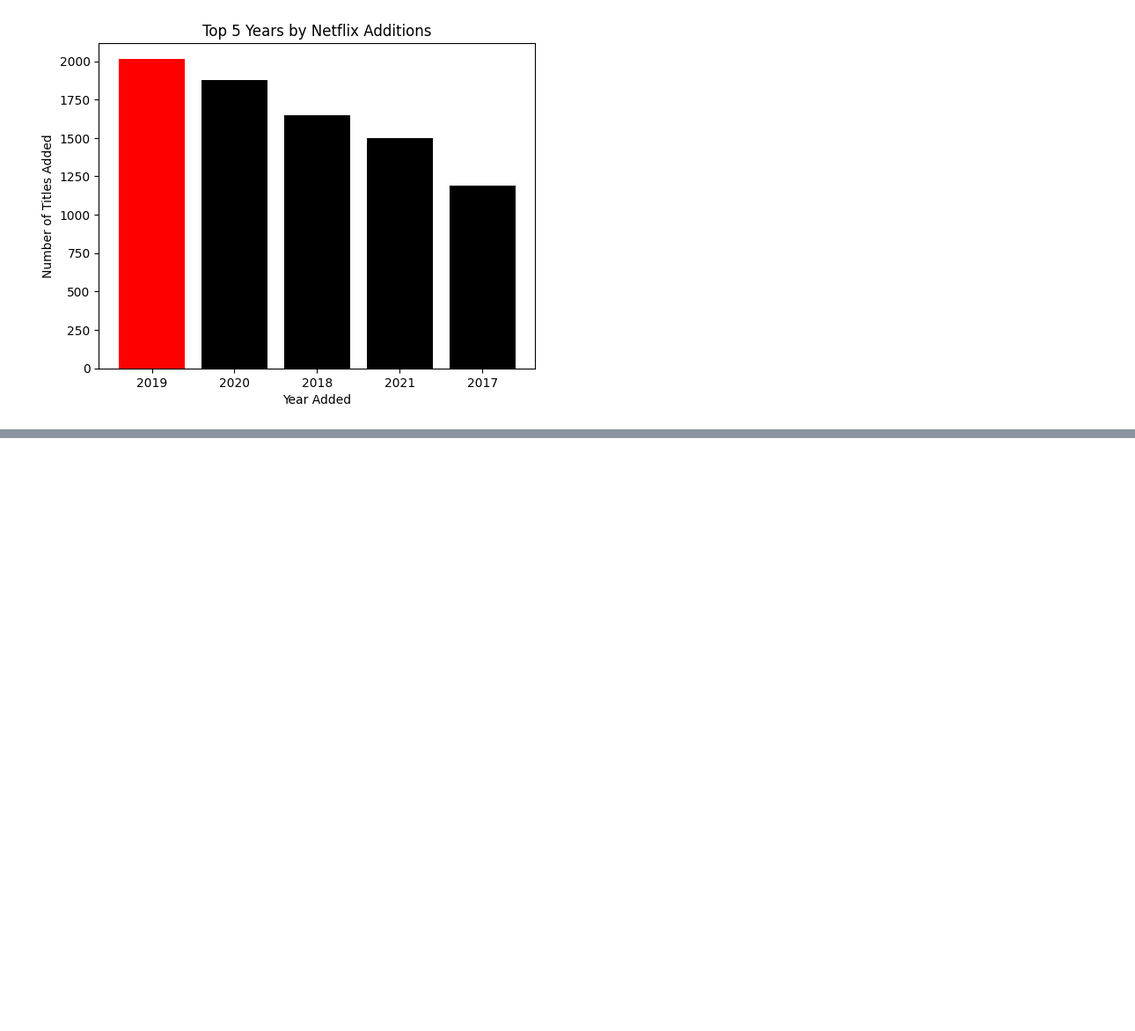
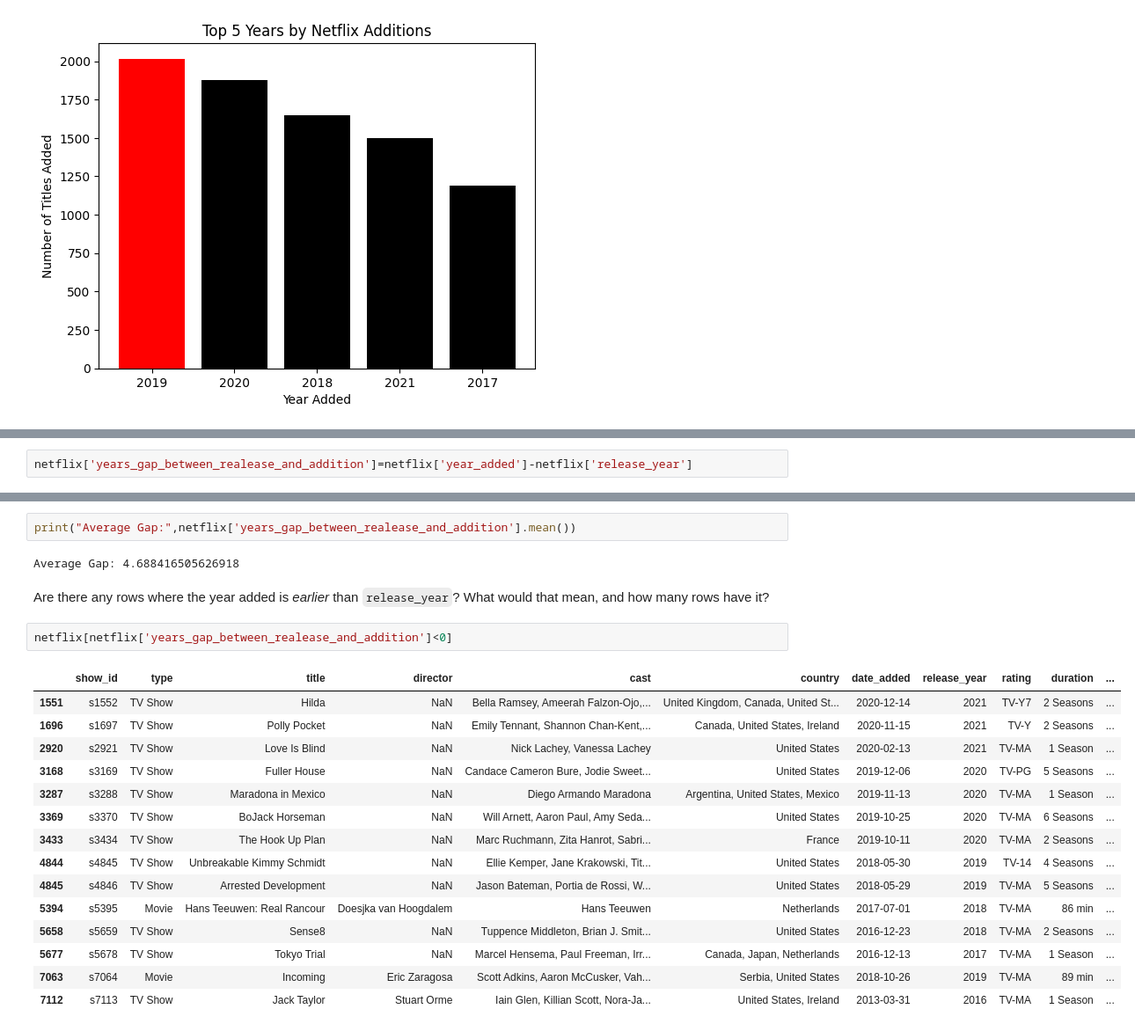
Before and after one commit to arnavvpareek/Netflix-EDA, a Jupyter notebook: notebooks/netflix_eda.ipynb, the cells around one changed output, grey strips where cells are left out. Shown at 88% size. Cells and saved outputs as stored; diff of their text form; blank space fills up the shorter version.

```diff
--- a/notebooks/netflix_eda.ipynb
+++ b/notebooks/netflix_eda.ipynb
@@ -646,0 +659,2 @@ plt.show()
+# %%
+netflix['years_gap_between_realease_and_addition']=netflix['year_added']-netflix['release_year']
@@ -646,0 +670,24 @@ plt.show()
+# %%
+print("Average Gap:",netflix['years_gap_between_realease_and_addition'].mean())
+# %% [output]
+Average Gap: 4.688416505626918
+# %% [markdown]
+Are there any rows where the year added is *earlier* than `release_year`? What would that mean, and how many rows have it?
+# %%
+netflix[netflix['years_gap_between_realease_and_addition']<0]
+# %% [output]
+|  | show_id | type | title | director | cast | country | date_added | release_year | rating | duration | ... |
+| 1551 | s1552 | TV Show | Hilda | NaN | Bella Ramsey, Ameerah Falzon-Ojo,... | United Kingdom, Canada, United St... | 2020-12-14 | 2021 | TV-Y7 | 2 Seasons | ... |
+| 1696 | s1697 | TV Show | Polly Pocket | NaN | Emily Tennant, Shannon Chan-Kent,... | Canada, United States, Ireland | 2020-11-15 | 2021 | TV-Y | 2 Seasons | ... |
+| 2920 | s2921 | TV Show | Love Is Blind | NaN | Nick Lachey, Vanessa Lachey | United States | 2020-02-13 | 2021 | TV-MA | 1 Season | ... |
+| 3168 | s3169 | TV Show | Fuller House | NaN | Candace Cameron Bure, Jodie Sweet... | United States | 2019-12-06 | 2020 | TV-PG | 5 Seasons | ... |
+| 3287 | s3288 | TV Show | Maradona in Mexico | NaN | Diego Armando Maradona | Argentina, United States, Mexico | 2019-11-13 | 2020 | TV-MA | 1 Season | ... |
+| 3369 | s3370 | TV Show | BoJack Horseman | NaN | Will Arnett, Aaron Paul, Amy Seda... | United States | 2019-10-25 | 2020 | TV-MA | 6 Seasons | ... |
+| 3433 | s3434 | TV Show | The Hook Up Plan | NaN | Marc Ruchmann, Zita Hanrot, Sabri... | France | 2019-10-11 | 2020 | TV-MA | 2 Seasons | ... |
+| 4844 | s4845 | TV Show | Unbreakable Kimmy Schmidt | NaN | Ellie Kemper, Jane Krakowski, Tit... | United States | 2018-05-30 | 2019 | TV-14 | 4 Seasons | ... |
+| 4845 | s4846 | TV Show | Arrested Development | NaN | Jason Bateman, Portia de Rossi, W... | United States | 2018-05-29 | 2019 | TV-MA | 5 Seasons | ... |
+| 5394 | s5395 | Movie | Hans Teeuwen: Real Rancour | Doesjka van Hoogdalem | Hans Teeuwen | Netherlands | 2017-07-01 | 2018 | TV-MA | 86 min | ... |
+| 5658 | s5659 | TV Show | Sense8 | NaN | Tuppence Middleton, Brian J. Smit... | United States | 2016-12-23 | 2018 | TV-MA | 2 Seasons | ... |
+| 5677 | s5678 | TV Show | Tokyo Trial | NaN | Marcel Hensema, Paul Freeman, Irr... | Canada, Japan, Netherlands | 2016-12-13 | 2017 | TV-MA | 1 Season | ... |
+| 7063 | s7064 | Movie | Incoming | Eric Zaragosa | Scott Adkins, Aaron McCusker, Vah... | Serbia, United States | 2018-10-26 | 2019 | TV-MA | 89 min | ... |
+| 7112 | s7113 | TV Show | Jack Taylor | Stuart Orme | Iain Glen, Killian Scott, Nora-Ja... | United States, Ireland | 2013-03-31 | 2016 | TV-MA | 1 Season | ... |
```
Also changed, not shown: parts of 14 cells of this notebook.
